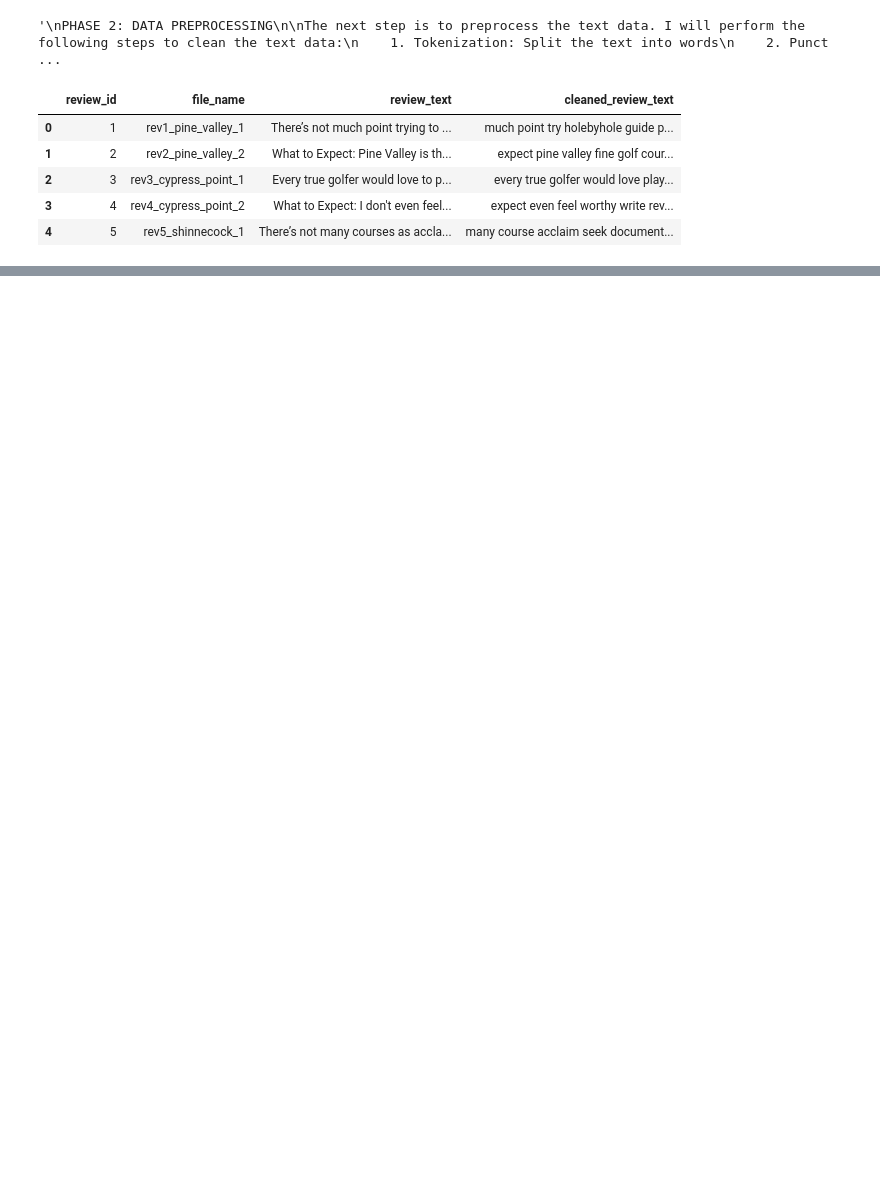
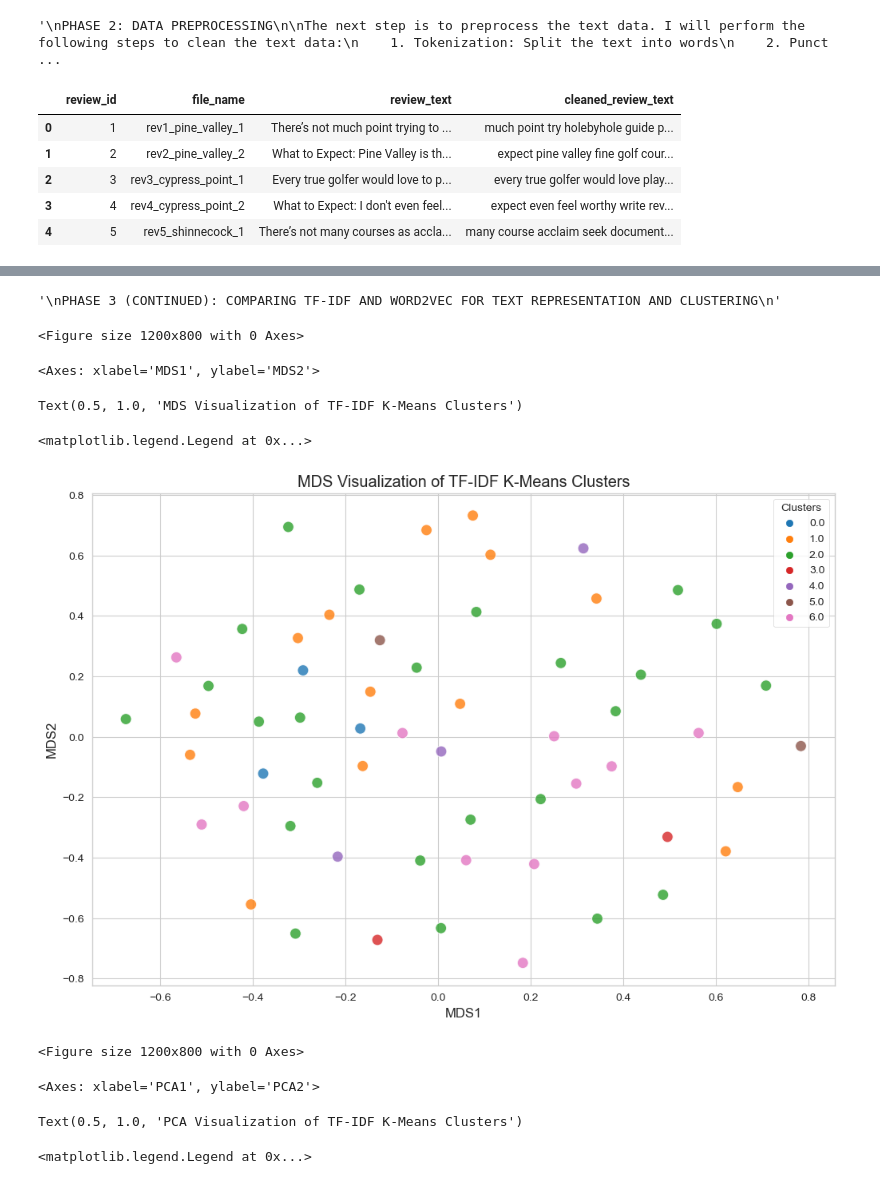
Before and after one commit to stefanjenss/Natural_Language_Processing, a Jupyter notebook: MSDS_453_Term_Project/V1_top_courses_NLP_code.ipynb, the cells around one changed output, grey strips where cells are left out. Drawn from its saved outputs; the diff is of its cells as text; code cells hidden in the pictures; blank space fills up the shorter version.

```diff
--- a/MSDS_453_Term_Project/V1_top_courses_NLP_code.ipynb
+++ b/MSDS_453_Term_Project/V1_top_courses_NLP_code.ipynb
@@ -229,0 +401,48 @@ I will perform the following steps to cluster the reviews using both techniques:
+# %%
+"""
+PHASE 3 (CONTINUED): COMPARING TF-IDF AND WORD2VEC FOR TEXT REPRESENTATION AND CLUSTERING
+"""
+### 3. Visualization of TF-IDF clusters using Multidimensional Scaling (MDS) and Principal Component Analysis (PCA) ###
+# 3.a Multidimensional Scaling (MDS) visualization
+# Create a similarity matrix using cosine similarity
+similarity_matrix = cosine_similarity(tfidf_matrix)
+# Perform MDS to reduce the dimensionality of the similarity matrix
+mds = MDS(n_components=2, dissimilarity='precomputed', random_state=42)
+mds_coordinates = mds.fit_transform(1 - similarity_matrix)
+# Convert the MDS coordinates to a DataFrame
+mds_df = pd.DataFrame(mds_coordinates, columns=['MDS1', 'MDS2'], index=golf_course_review['review_id'])
+# Add the cluster labels to the MDS DataFrame
+mds_df['tfidf_cluster'] = golf_course_review['tfidf_cluster']
+# Plot the MDS visualization of the TF-IDF clusters
+plt.figure(figsize=(12, 8))
+sns.scatterplot(data=mds_df, x='MDS1', y='MDS2', hue='tfidf_cluster', palette='tab10', s=100, alpha=0.8)
+plt.title('MDS Visualization of TF-IDF K-Means Clusters')
+plt.legend(title='Clusters', loc='upper right')
+plt.show()
+
+# 3.b Principal Component Analysis (PCA) visualization
+from sklearn.decomposition import PCA
+# Perform PCA to reduce the dimensionality of the TF-IDF matrix
+pca = PCA(n_components=2, random_state=42)
+pca_coordinates = pca.fit_transform(tfidf_matrix.toarray())
+# Convert the PCA coordinates to a DataFrame
+pca_df = pd.DataFrame(pca_coordinates, columns=['PCA1', 'PCA2'], index=golf_course_review['review_id'])
+# Add the cluster labels to the PCA DataFrame
+pca_df['tfidf_cluster'] = golf_course_review['tfidf_cluster']
+# Plot the PCA visualization of the TF-IDF clusters
+plt.figure(figsize=(12, 8))
+sns.scatterplot(data=pca_df, x='PCA1', y='PCA2', hue='tfidf_cluster', palette='tab10', s=100, alpha=0.8)
+plt.title('PCA Visualization of TF-IDF K-Means Clusters')
+plt.legend(title = 'Clusters', loc='upper right')
+plt.show()
+# %% [output]
+'\nPHASE 3 (CONTINUED): COMPARING TF-IDF AND WORD2VEC FOR TEXT REPRESENTATION AND CLUSTERING\n'
+<Figure size 1200x800 with 0 Axes>
+<Axes: xlabel='MDS1', ylabel='MDS2'>
+Text(0.5, 1.0, 'MDS Visualization of TF-IDF K-Means Clusters')
+<matplotlib.legend.Legend at 0x...>
+[figure, added]
+<Figure size 1200x800 with 0 Axes>
+<Axes: xlabel='PCA1', ylabel='PCA2'>
+Text(0.5, 1.0, 'PCA Visualization of TF-IDF K-Means Clusters')
+<matplotlib.legend.Legend at 0x...>
```
Also changed, not shown: parts of 7 cells of this notebook, 2 other files.
